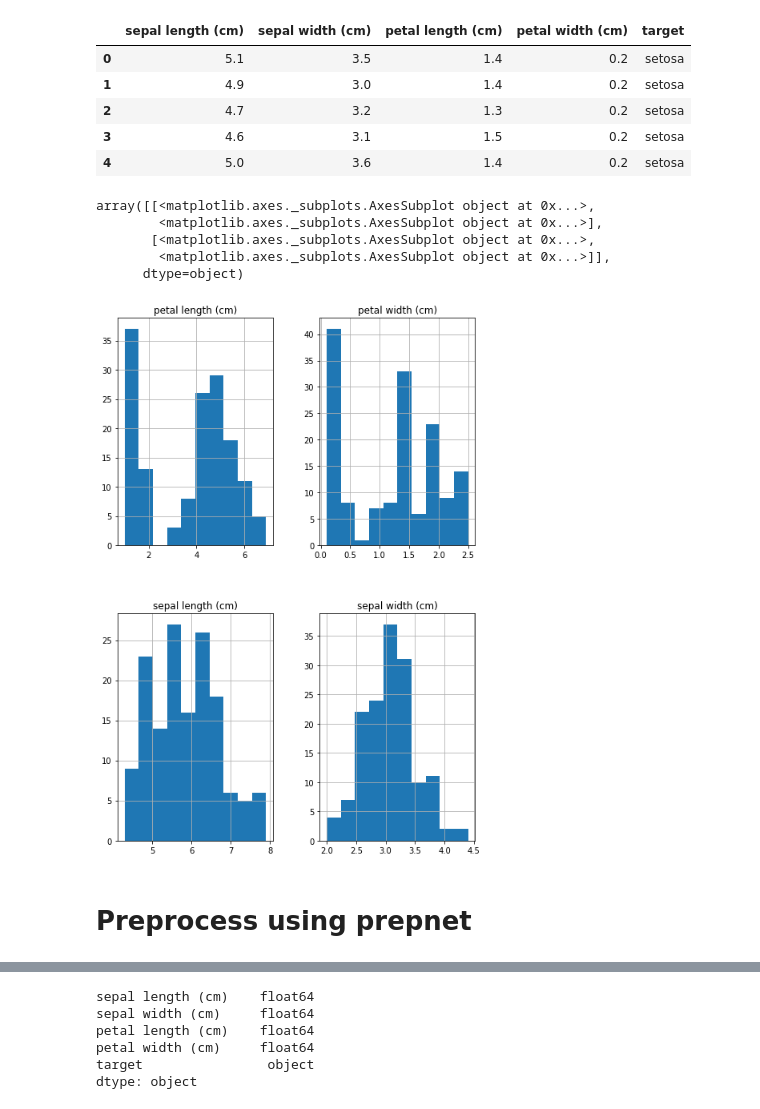
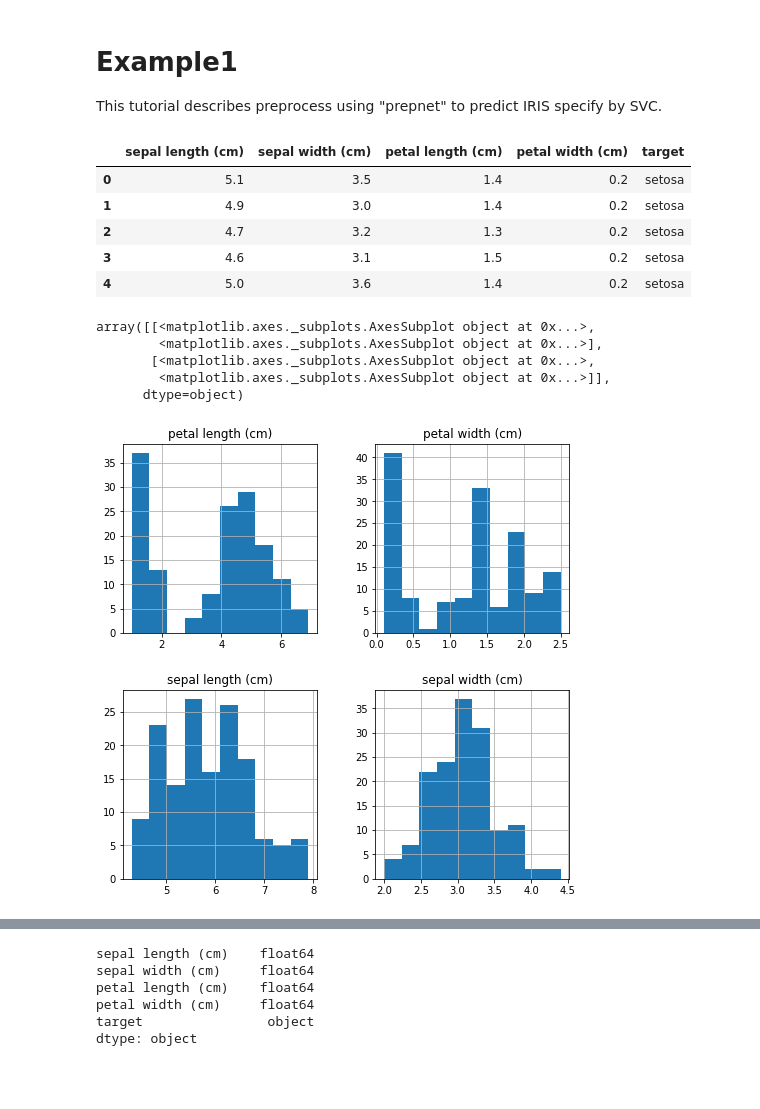
Before and after one commit to elda27/prepnet, a Jupyter notebook: examples/01_iris_directly_use.ipynb, the cells around one changed output, grey strips where cells are left out. Cells and saved outputs as stored; diff of their text form; code cells hidden in the pictures; blank space fills up the shorter version.

Commit message:
Make example notebook

```diff
--- a/examples/01_iris_directly_use.ipynb
+++ b/examples/01_iris_directly_use.ipynb
@@ -4,3 +1,6 @@ sys.path.append('../')
+# %% [markdown]
+# Example1
+This tutorial describes preprocess using "prepnet" to predict IRIS specify by SVC.
 # %%
 import prepnet
 
@@ -10,22 +11,21 @@ from sklearn.multiclass import OneVsRestClassifier
 from sklearn import datasets
 # %%
+# Load dataset and display distribution
 iris = datasets.load_iris()
 df = pd.DataFrame(iris.data, columns=iris.feature_names)
 df['target'] = iris.target_names[iris.target]
 display(df.head())
-df.hist(figsize=(8, 12))
+df.hist(figsize=(8, 8))
 # %% [output]
 |  | sepal length (cm) | sepal width (cm) | petal length (cm) | petal width (cm) | target |
 | 0 | 5.1 | 3.5 | 1.4 | 0.2 | setosa |
 | 1 | 4.9 | 3.0 | 1.4 | 0.2 | setosa |
 | 2 | 4.7 | 3.2 | 1.3 | 0.2 | setosa |
 | 3 | 4.6 | 3.1 | 1.5 | 0.2 | setosa |
 | 4 | 5.0 | 3.6 | 1.4 | 0.2 | setosa |
 array([[<matplotlib.axes._subplots.AxesSubplot object at 0x...>,
         <matplotlib.axes._subplots.AxesSubplot object at 0x...>],
        [<matplotlib.axes._subplots.AxesSubplot object at 0x...>,
         <matplotlib.axes._subplots.AxesSubplot object at 0x...>]],
       dtype=object)
-[figure, old version]
+[figure, new version]
-# %% [markdown]
-# Preprocess using prepnet
```
Also changed, not shown: parts of 12 cells of this notebook.
